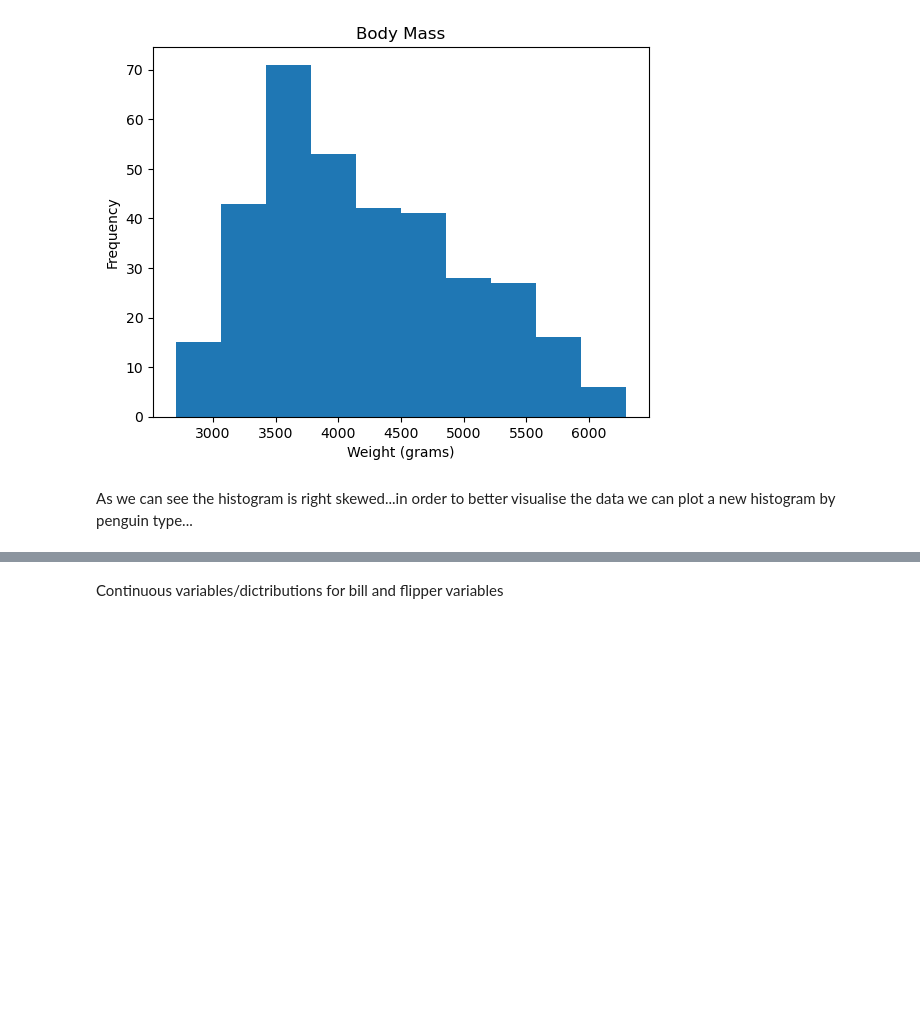
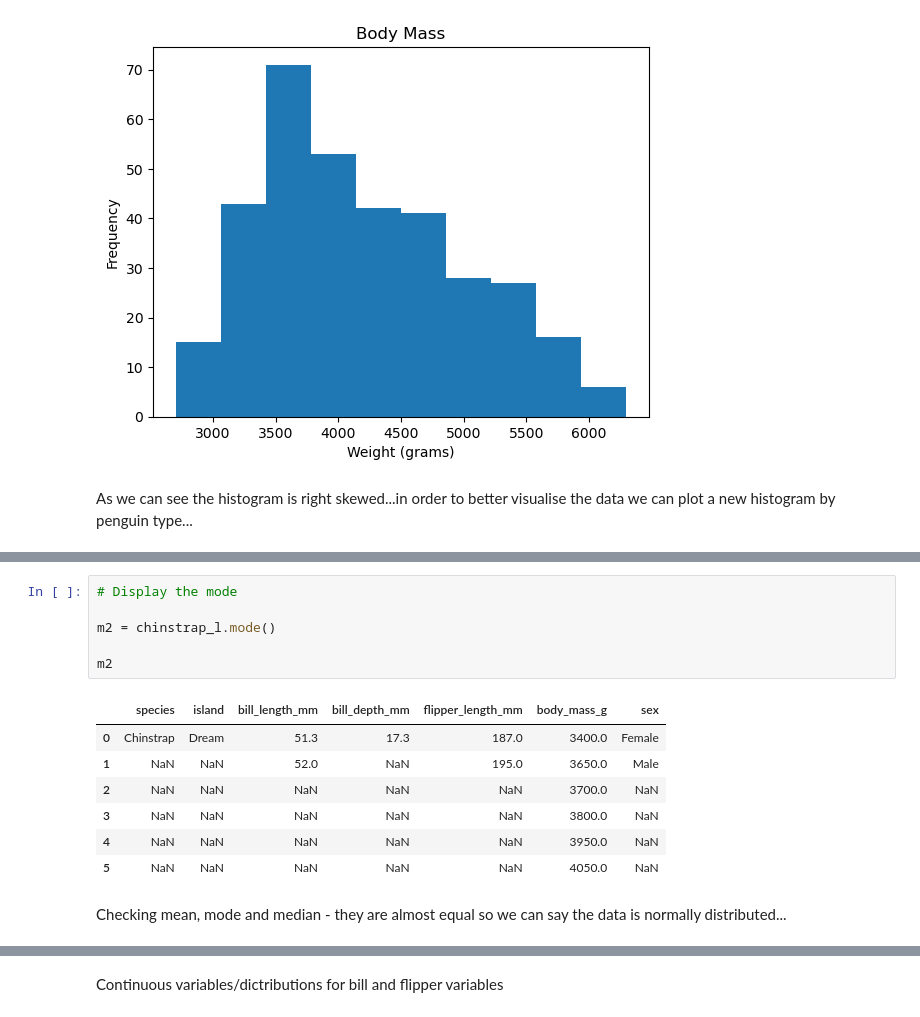
Before and after one commit to PeeBs68/fund_da, a Jupyter notebook: tasks.ipynb, the cells around one changed output, grey strips where cells are left out. Cells and saved outputs as stored; diff of their text form; blank space fills up the shorter version.

```diff
--- a/tasks.ipynb
+++ b/tasks.ipynb
@@ -299,0 +359,16 @@ plt.legend()
+# %%
+# Display the mode
+
+m2 = chinstrap_l.mode()
+
+m2
+# %% [output]
+|  | species | island | bill_length_mm | bill_depth_mm | flipper_length_mm | body_mass_g | sex |
+| 0 | Chinstrap | Dream | 51.3 | 17.3 | 187.0 | 3400.0 | Female |
+| 1 | NaN | NaN | 52.0 | NaN | 195.0 | 3650.0 | Male |
+| 2 | NaN | NaN | NaN | NaN | NaN | 3700.0 | NaN |
+| 3 | NaN | NaN | NaN | NaN | NaN | 3800.0 | NaN |
+| 4 | NaN | NaN | NaN | NaN | NaN | 3950.0 | NaN |
+| 5 | NaN | NaN | NaN | NaN | NaN | 4050.0 | NaN |
+# %% [markdown]
+Checking mean, mode and median - they are almost equal so we can say the data is normally distributed...
```
Also changed, not shown: parts of 13 cells of this notebook.
